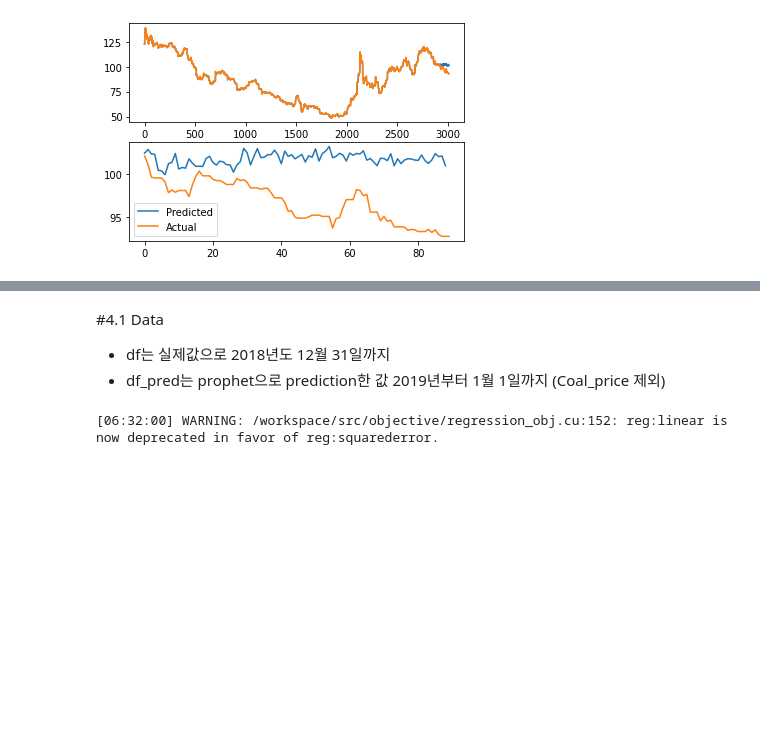
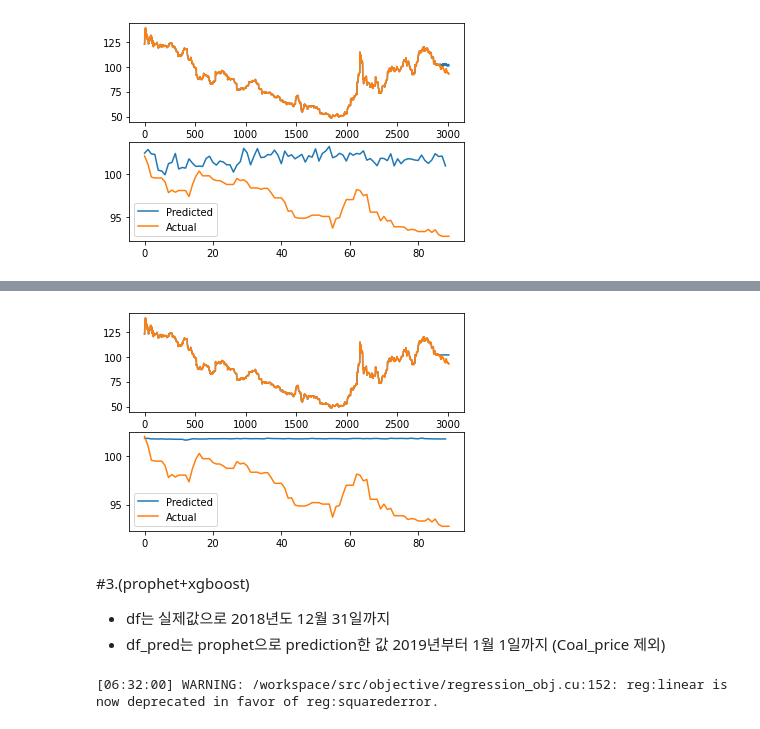
Before and after one commit to DoSungjin/black_coal_price, a Jupyter notebook: Xgboost_blackcoal_all.ipynb, the cells around one changed output, grey strips where cells are left out. Drawn from its saved outputs; the diff is of its cells as text; code cells hidden in the pictures; blank space fills up the shorter version.

```diff
--- a/Xgboost_blackcoal_all.ipynb
+++ b/Xgboost_blackcoal_all.ipynb
@@ -466,0 +813,24 @@ plt.show()
+# %%
+df2 = pd.read_excel("/content/gdrive/My Drive/Black_coal/data/dataset/project_dataset.xlsx")
+df2 = df2.sort_values('date')
+df2['date']= pd.to_datetime(df2['date'])
+
+df2 = df2.set_index('date')
+df2 = df2[df2.index < '2019-01-02']
+df2 = df2.reset_index()
+df2 = df2[['date','Coal_price']]
+df2 = df2.rename(columns ={'date':'ds'})
+shift= df2['Coal_price'].shift(1)
+shift[0]=df2['Coal_price'][0]
+
+shift2 = df2[['ds','Coal_price']]
+shift2=df2.rename(columns={'Coal_price' : 'shift'})
+shift2['shift']=shift
+
+
+df_merge=df_merge.reset_index()
+df_merge=df_merge.rename(columns={'date':'ds'})
+df_merge = pd.merge(df_merge,shift2,on='ds',how='outer')
+df_drop = df_merge.drop('ds',axis=1)
+# %%
+df_merge=df_merge.set_index('ds')
@@ -467,5 +890,20 @@ plt.show()
+# %%
+
+
+plt.subplot(211)
+plt.plot(df_drop['Coal_price'].values , label='Predicted')
+plt.plot(df_coal['Coal_price'].values , label='Actual')
+
+
+plt.subplot(212)
+plt.plot(df_drop['Coal_price'][-90:].values, label='Predicted')
+plt.plot(df_coal['Coal_price'][-90:].values, label='Actual')
+plt.legend()
+plt.show()
+# %% [output]
+[figure, added]
 # %% [markdown]
-#4.1 Data
+#3.(prophet+xgboost)
 
 *   df는 실제값으로 2018년도 12월 31일까지
 *   df_pred는 prophet으로 prediction한 값 2019년부터 1월 1일까지 (Coal_price 제외)
```
Also changed, not shown: parts of 56 cells of this notebook.
